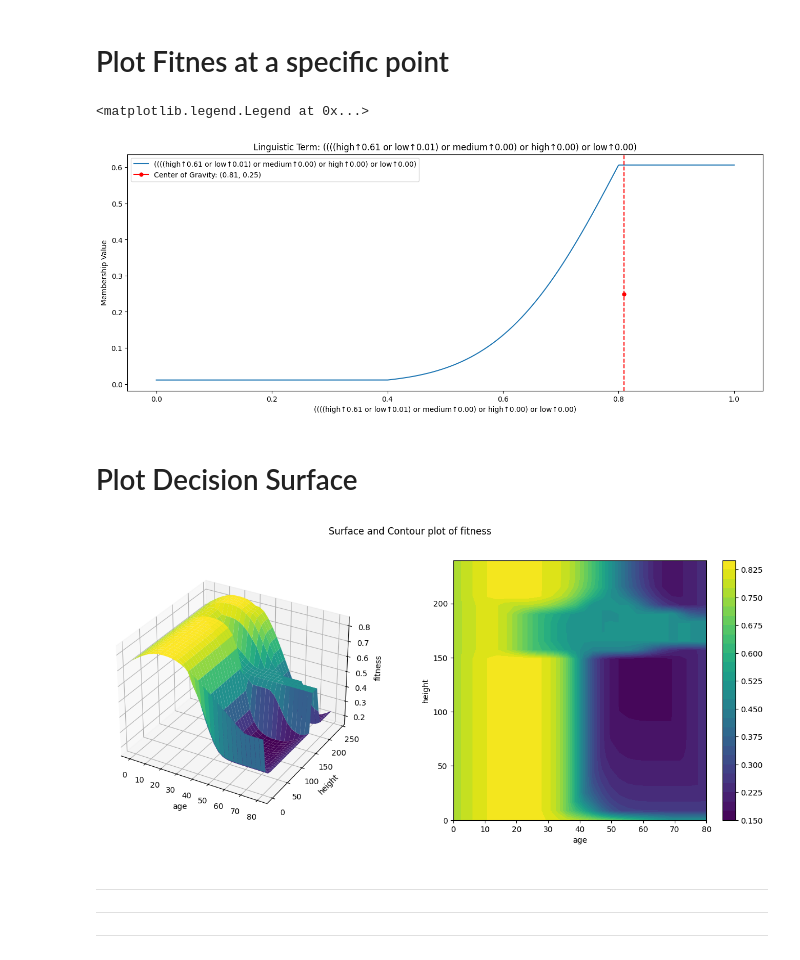
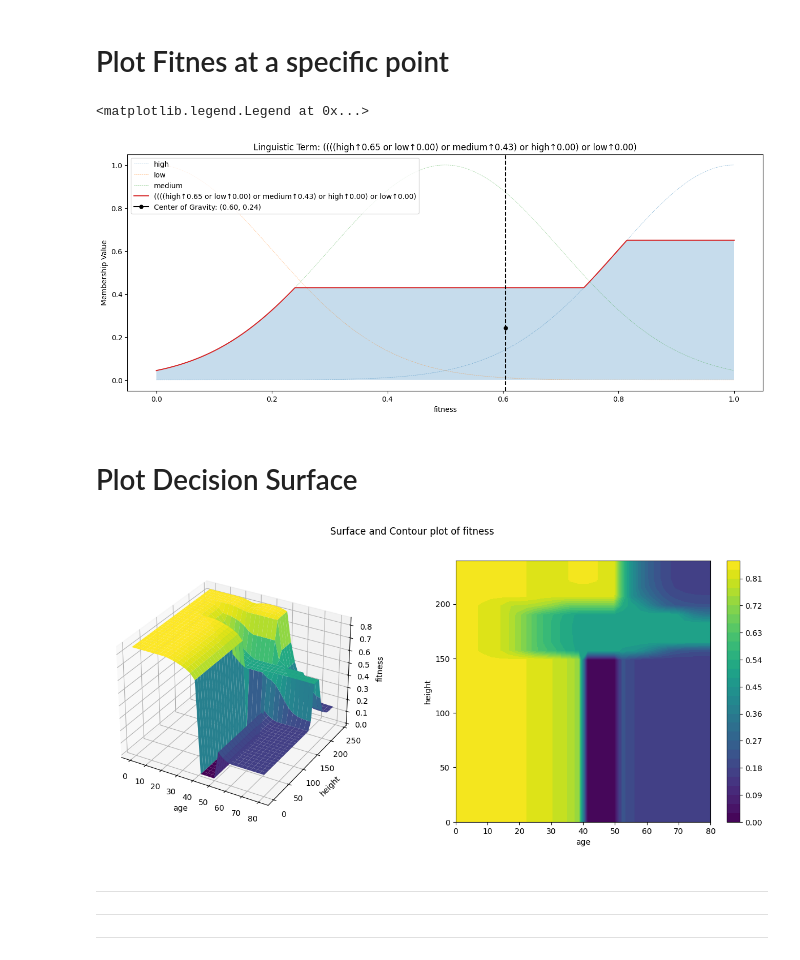
Before and after one commit to ManuelLerchner/AutoPas-FuzzyTuning-Bachelor-Thesis, a Jupyter notebook: notes/1-Testing/fuzzy-test/fuzzy-system-idea.ipynb, the cells around one changed output. Drawn from its saved outputs; the diff is of its cells as text; code cells hidden in the pictures.

Commit message:
improve plots again

```diff
--- a/notes/1-Testing/fuzzy-test/fuzzy-system-idea.ipynb
+++ b/notes/1-Testing/fuzzy-test/fuzzy-system-idea.ipynb
@@ -53,7 +53,7 @@ class FuzzySet:
             # Pass the data down recursively
             return self.function(data)
 
-    def center_of_gravity(self):
+    def center_of_gravity(self,numpoints=100):
         """
         Calculate the center of gravity of the fuzzy set.
 
@@ -67,11 +67,14 @@ class FuzzySet:
         numY=0
         den=0
 
-        for x in np.linspace(*range, 100):
+        for x in np.linspace(*range, numpoints):
             y=self.function({name: x})
             numX+=x*y
             numY+=0.5*y*y
             den+=y
+
+        if den==0:
+            return (0,0)
 
         return (numX/den,numY/den)
 
@@ -103,17 +106,23 @@ class FuzzySet:
         assert len(self.crisp_set.dimensions) == 1, "Can only plot fuzzy sets over one variable"
         [name,range]= next(iter(self.crisp_set.dimensions))
         xrange = np.linspace(*range, 1000)
+
+        for mf in self.based_on:
+            yh = [mf({name: x}) for x in xrange]
+            ax.plot(xrange, yh, label=mf.linguistic_term, linestyle='--', alpha=0.5, linewidth=0.5)
+
         y = [self({name: x}) for x in xrange]
         ax.plot(xrange, y, label=self.linguistic_term)
 
-        for mf in self.based_on:
-            if mf.crisp_set != self.crisp_set:
-                continue
-            yh = [mf({name: x}) for x in xrange]
-            ax.plot(xrange, yh, label=mf.linguistic_term, linestyle='--', alpha=0.5, linewidth=0.5)
+        if len(self.based_on) > 0:
+            ax.fill_between(xrange, 0, y, alpha=0.25)
+            (cog_x,cog_y) = self.center_of_gravity()
+            ax.axvline(cog_x, color='black', linestyle='--')
+            ax.plot([cog_x], [cog_y], marker='o', markersize=5, color="black", label=f"Center of Gravity: ({cog_x:.2f}, {cog_y:.2f})")
+
 
         ax.set_title(f"Linguistic Term: {self.linguistic_term}")
-        ax.set_xlabel(self.linguistic_term)
+        ax.set_xlabel(name)
         ax.set_ylabel("Membership Value")
 
         ax.legend()
@@ -233,14 +242,14 @@ class LinguisticVariable:
 age_crisp_set = CrispSet({("age", (0, 80))})
 age = LinguisticVariable(age_crisp_set)
 
-age.add_linguistic_term(Gaussian("young", 20, 10))
+age.add_linguistic_term(Trapezoid("young", 0, 0, 20, 40))
 age.add_linguistic_term(Gaussian("middle", 40, 10))
-age.add_linguistic_term(Gaussian("old", 60, 10))
+age.add_linguistic_term(Trapezoid("old", 50, 60, 80, 80))
 # %%
 height_crisp_set = CrispSet({("height", (0, 240))})
 height = LinguisticVariable(height_crisp_set)
 
-height.add_linguistic_term(Trapezoid("short", 0, 140, 150, 160))
+height.add_linguistic_term(Trapezoid("short", 0, 0, 150, 160))
 height.add_linguistic_term(Trapezoid("medium", 150, 170, 180, 200))
 height.add_linguistic_term(Trapezoid("tall", 190, 220, 240, 240))
 # %%
@@ -449,27 +460,23 @@ fs.add_rule(FuzzyRule((age=="old") & (height=="tall"), fitness=="low"))
 # %% [markdown]
 # Plot Fitnes at a specific point
 # %%
-output_membership= fs.applyRules({"age": 30, "height": 75})
-(cog_x,cog_y) = output_membership.center_of_gravity()
+output_membership= fs.applyRules({"age": 27, "height": 170})
 
 fig, ax = plt.subplots()
 fig.set_size_inches(16, 6)
 
 output_membership.plot(ax)
 
-ax.axvline(cog_x, color='red', linestyle='--')
-ax.plot([cog_x], [cog_y], marker='o', markersize=5, color="red", label=f"Center of Gravity: ({cog_x:.2f}, {cog_y:.2f})")
-
 ax.legend()
 # %% [output]
 <matplotlib.legend.Legend at 0x...>
-[figure, old version]
+[figure, new version]
 # %% [markdown]
 # Plot Decision Surface
 # %%
 plot3D_surface(fs.getInputCrispSets(), lambda data: fs.predict(data) , {"x": "age", "y": "height", "z":"fitness"}, mesh=30, contour_levels=30);
 # %% [output]
-[figure, old version]
+[figure, new version]
 # %% [markdown]
 ---
 ---
```
Also changed, not shown: parts of 4 cells of this notebook.
